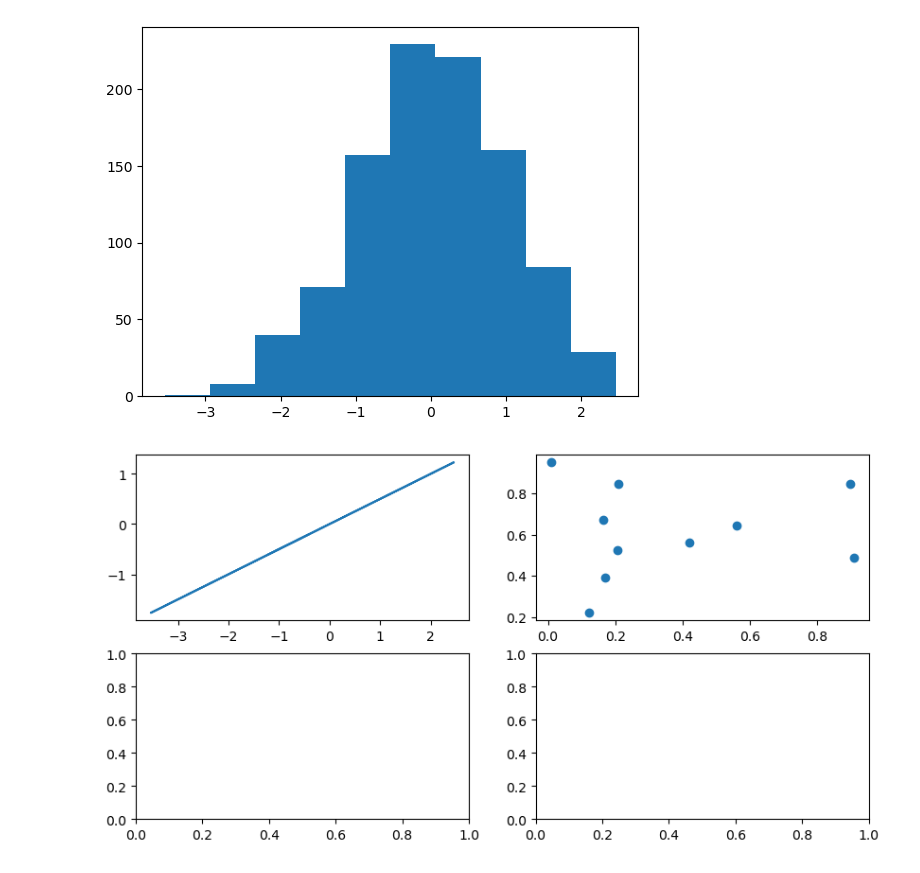
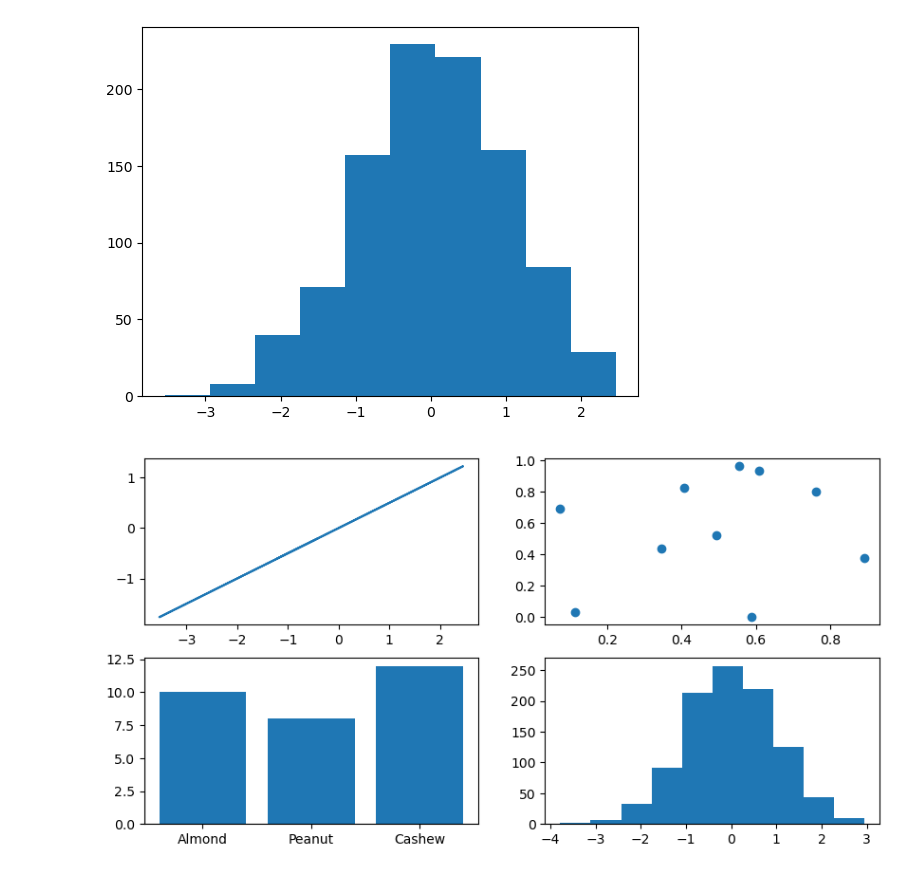
Before and after one commit to snmsndhu/Machine_Learning, a Jupyter notebook: 03_matplotlib/introduction_to_matplotlib.ipynb, the cells around one changed output. Saved outputs shown, nothing was run; the diff lists cells and outputs as text; code cells hidden in the pictures.

```diff
--- a/03_matplotlib/introduction_to_matplotlib.ipynb
+++ b/03_matplotlib/introduction_to_matplotlib.ipynb
@@ -163,14 +163,18 @@ ax.hist(x);
 # %%
 # There are two options for subplots
 
 # Option 1
 fig, ((ax1, ax2), (ax3, ax4)) = plt.subplots(nrows=2, ncols=2, figsize = (10, 5))
 
 
 # Plot to each different axis
 
 ax1.plot(x, x/2)
 
-ax2.scatter(np.random.random(10), np.random.random(10));
+ax2.scatter(np.random.random(10), np.random.random(10))
+
+ax3.bar(nut_butter_prices.keys(), nut_butter_prices.values())
+
+ax4.hist(np.random.randn(1000));
 # %% [output]
-[figure, old version]
+[figure, new version]
```
